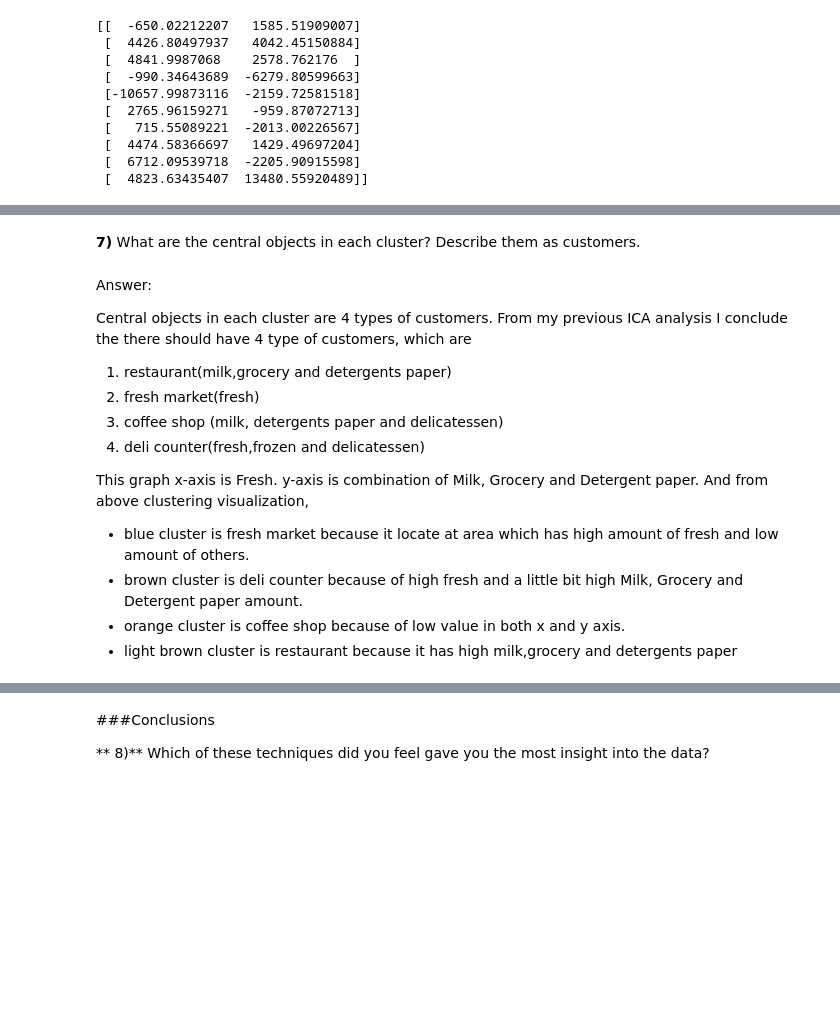
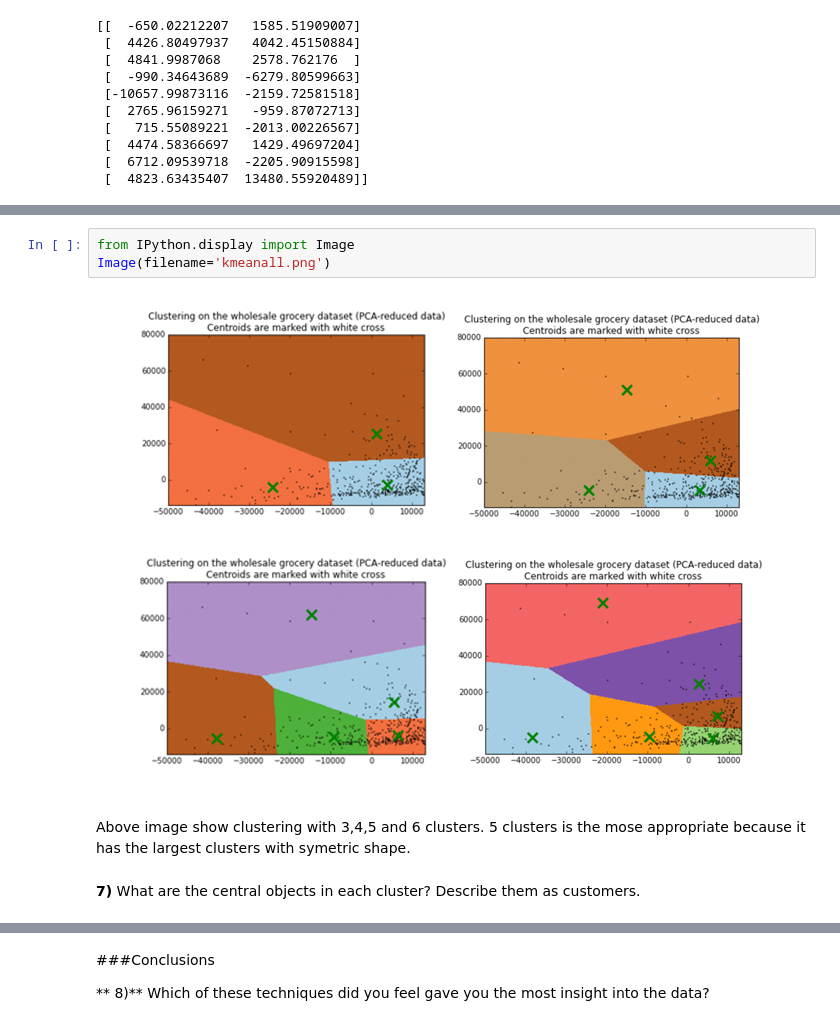
Before and after one commit to mabaw/MLND-Course-Project-3_Customer-segment, a Jupyter notebook: customer_segments/customer_segments.ipynb, the cells around one changed output, grey strips where cells are left out. Drawn from its saved outputs; the diff is of its cells as text; blank space fills up the shorter version.

```diff
--- a/customer_segments/customer_segments.ipynb
+++ b/customer_segments/customer_segments.ipynb
@@ -225,20 +211,9 @@ plt.show()
+# %%
+from IPython.display import Image
+Image(filename='kmeanall.png')
+# %% [output]
+[figure, added]
+# %% [markdown]
+Above image show clustering with 3,4,5 and 6 clusters. 5 clusters is the mose appropriate because it has the largest clusters with symetric shape.
 # %% [markdown]
 **7)** What are the central objects in each cluster? Describe them as customers.
-# %% [markdown]
-Answer:
-
- Central objects in each cluster are 4 types of customers.
- From my previous ICA analysis I conclude the there should have 4 type of customers,
-which are
- 1. restaurant(milk,grocery and detergents paper)
- 2. fresh market(fresh)
- 3. coffee shop (milk, detergents paper and delicatessen)
- 4. deli counter(fresh,frozen and delicatessen)
-
- This graph x-axis is Fresh.
- y-axis is combination of Milk, Grocery and Detergent paper.
- And from above clustering visualization,
-  - blue cluster is fresh market because it locate at area which has high amount of fresh and low amount of others.
-  - brown cluster is deli counter because of high fresh and a little bit high Milk, Grocery and Detergent paper amount.
-  - orange cluster is coffee shop because of low value in both x and y axis.
-  - light brown cluster is restaurant because it has high milk,grocery and detergents paper
```
Also changed, not shown: parts of 16 cells of this notebook, 7 other files.
